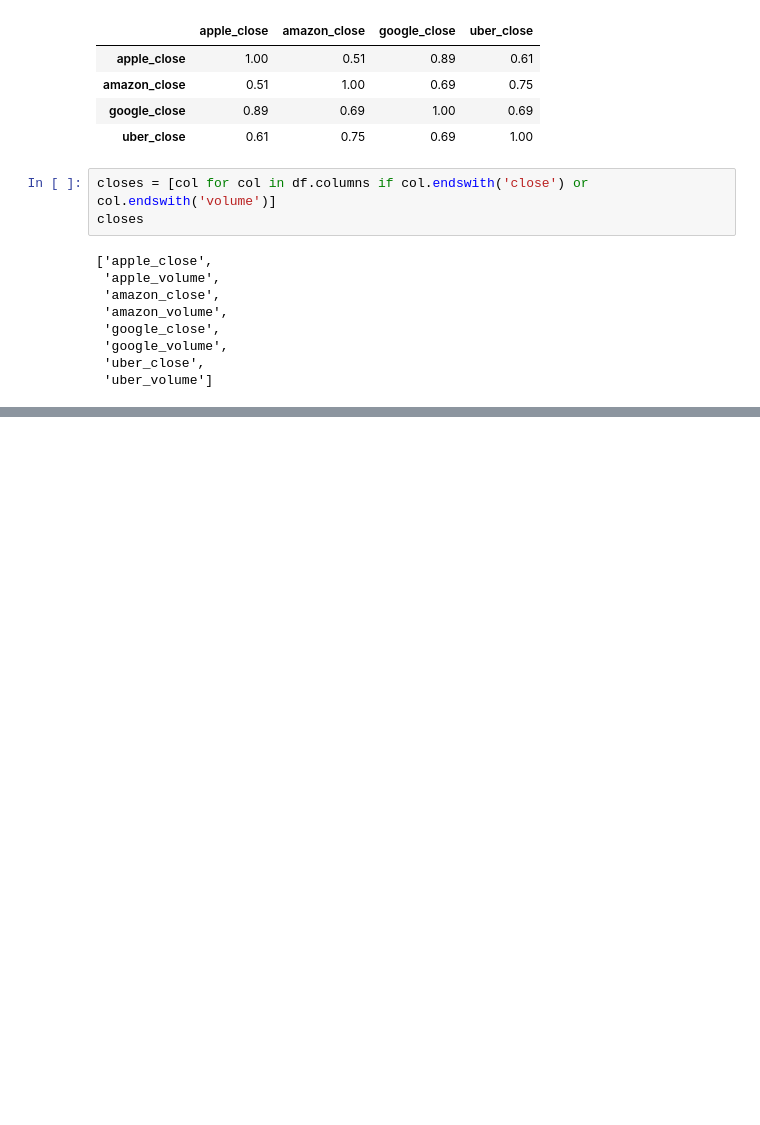
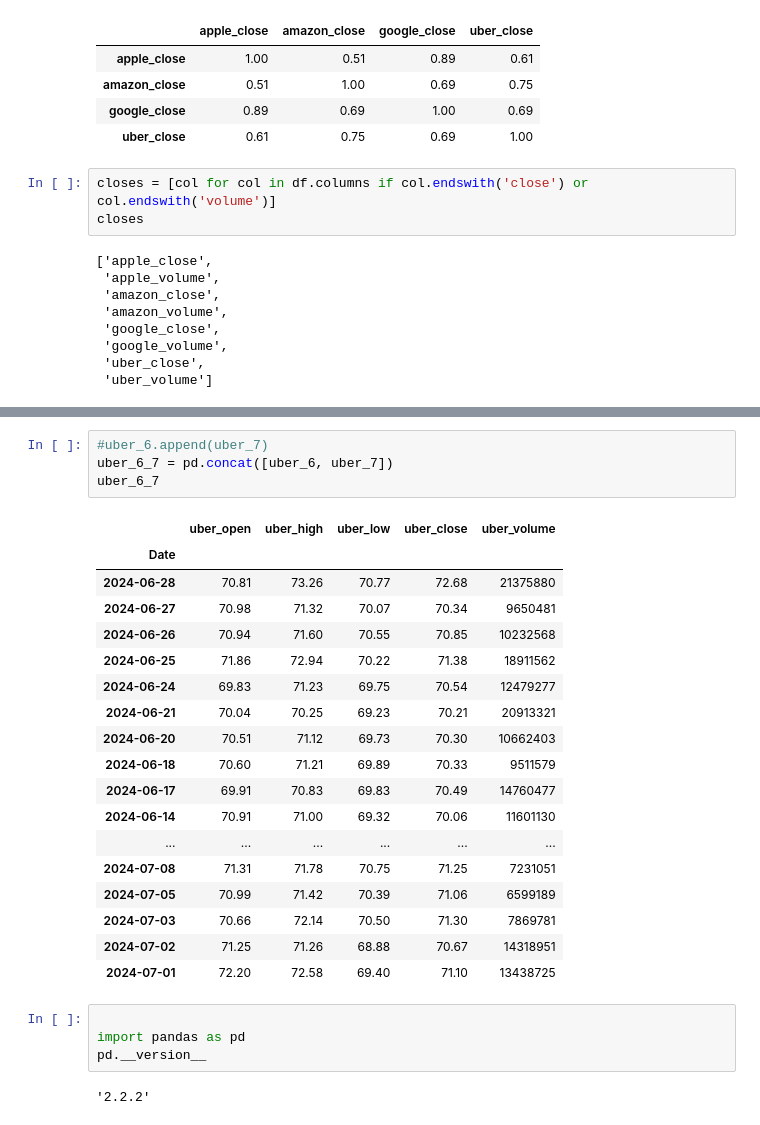
Before and after one commit to maly174/Big-Data, a Jupyter notebook: Untitled2.ipynb, the cells around one changed output, grey strips where cells are left out. Cells and saved outputs as stored; diff of their text form; blank space fills up the shorter version.

```diff
--- a/Untitled2.ipynb
+++ b/Untitled2.ipynb
@@ -328,0 +395,29 @@ closes
+# %%
+#uber_6.append(uber_7)
+uber_6_7 = pd.concat([uber_6, uber_7])
+uber_6_7
+# %% [output]
+|  | uber_open | uber_high | uber_low | uber_close | uber_volume |
+| Date |  |  |  |  |  |
+| 2024-06-28 | 70.81 | 73.26 | 70.77 | 72.68 | 21375880 |
+| 2024-06-27 | 70.98 | 71.32 | 70.07 | 70.34 | 9650481 |
+| 2024-06-26 | 70.94 | 71.60 | 70.55 | 70.85 | 10232568 |
+| 2024-06-25 | 71.86 | 72.94 | 70.22 | 71.38 | 18911562 |
+| 2024-06-24 | 69.83 | 71.23 | 69.75 | 70.54 | 12479277 |
+| 2024-06-21 | 70.04 | 70.25 | 69.23 | 70.21 | 20913321 |
+| 2024-06-20 | 70.51 | 71.12 | 69.73 | 70.30 | 10662403 |
+| 2024-06-18 | 70.60 | 71.21 | 69.89 | 70.33 | 9511579 |
+| 2024-06-17 | 69.91 | 70.83 | 69.83 | 70.49 | 14760477 |
+| 2024-06-14 | 70.91 | 71.00 | 69.32 | 70.06 | 11601130 |
+| ... | ... | ... | ... | ... | ... |
+| 2024-07-08 | 71.31 | 71.78 | 70.75 | 71.25 | 7231051 |
+| 2024-07-05 | 70.99 | 71.42 | 70.39 | 71.06 | 6599189 |
+| 2024-07-03 | 70.66 | 72.14 | 70.50 | 71.30 | 7869781 |
+| 2024-07-02 | 71.25 | 71.26 | 68.88 | 70.67 | 14318951 |
+| 2024-07-01 | 72.20 | 72.58 | 69.40 | 71.10 | 13438725 |
+# %%
+
+import pandas as pd
+pd.__version__
+# %% [output]
+'2.2.2'
```
Also changed, not shown: parts of 5 cells of this notebook.
